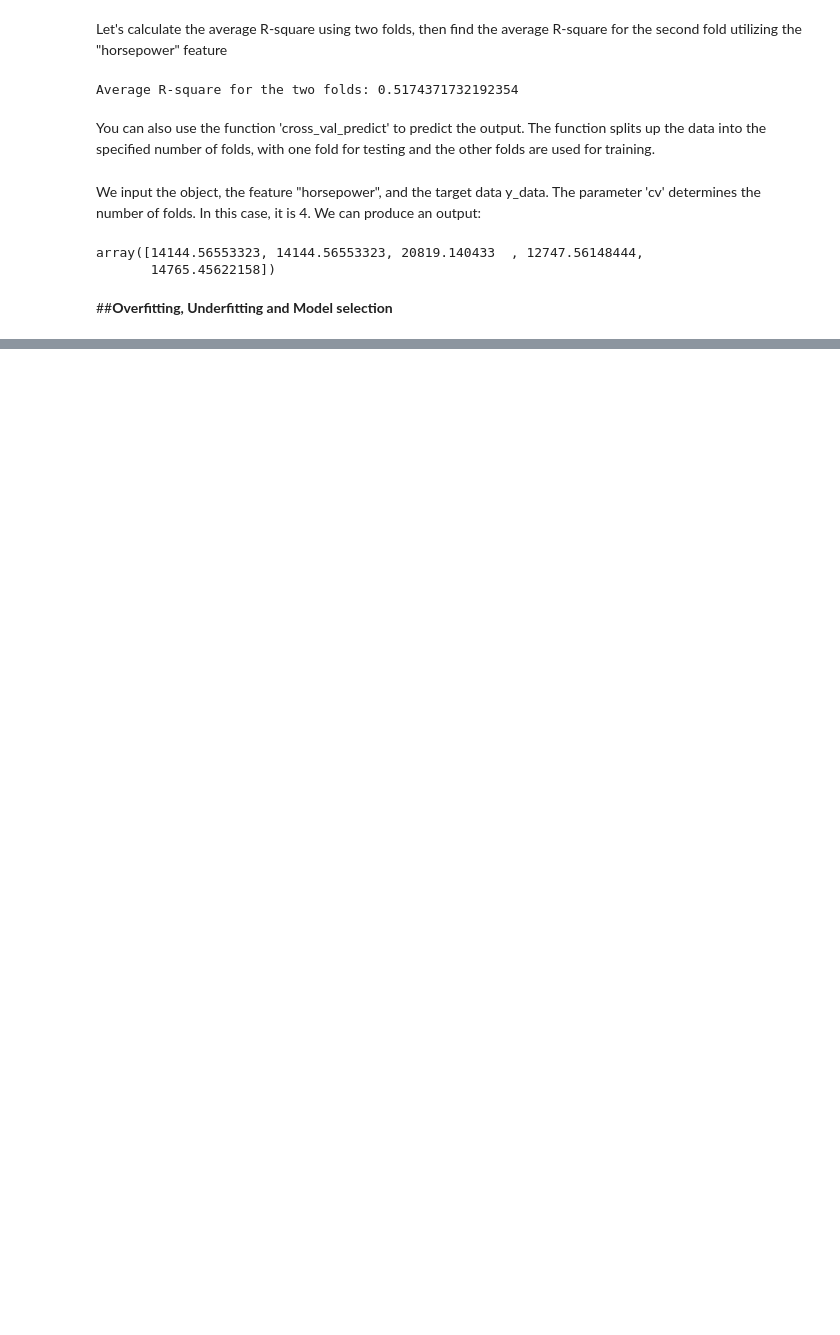
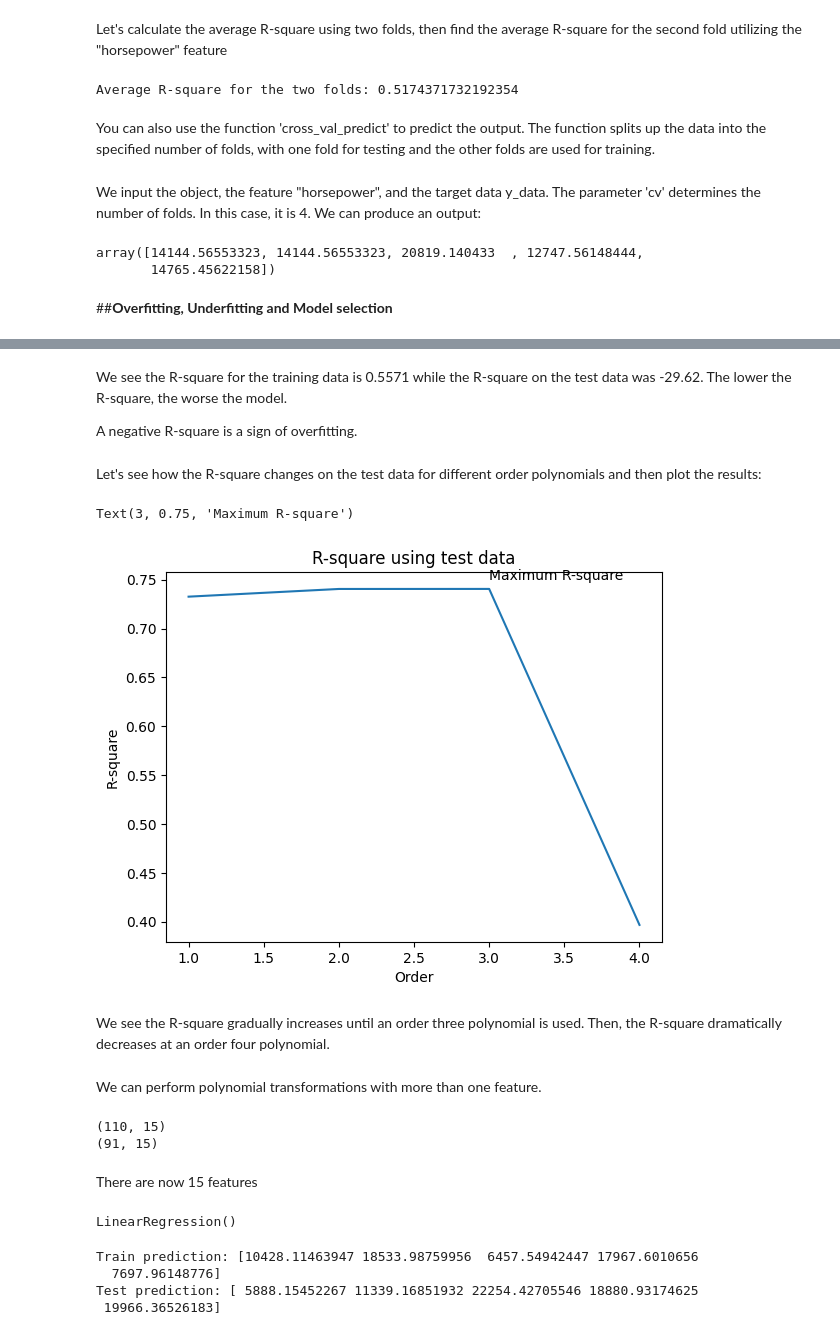
Before and after one commit to Rubieskyama/Data-Science-Ecosystem, a Jupyter notebook: Data Analytics with Python/Used_cars_pricing_analyzer.ipynb, the cells around one changed output, grey strips where cells are left out. Drawn from its saved outputs; the diff is of its cells as text; code cells hidden in the pictures; blank space fills up the shorter version.

```diff
--- a/Data Analytics with Python/Used_cars_pricing_analyzer.ipynb
+++ b/Data Analytics with Python/Used_cars_pricing_analyzer.ipynb
@@ -1228,0 +1351,41 @@ array([14144.56553323, 14144.56553323, 20819.140433  , 12747.56148444,
+# %% [markdown]
+We see the R-square for the training data is 0.5571 while the R-square on the test data was -29.62. The lower the R-square, the worse the model.
+
+A negative R-square is a sign of overfitting.
+# %% [markdown]
+Let's see how the R-square changes on the test data for different order polynomials and then plot the results:
+# %%
+#create an empty list
+Rsqu_test = []
+
+#create an list with the four degrees
+order = [1,2,3,4]
+
+#iterate through each order to see how R-square changes on the test data for different order polynomials
+for n in order:
+  #create a polynomial object
+  pr = PolynomialFeatures(degree= n)
+
+  #perform polynomial transformation on the feature 'horsepower' for each order
+  x_train_pr = pr.fit_transform(x_train[['horsepower']])
+  x_test_pr = pr.fit_transform(x_test[['horsepower']])
+
+  #train the linear model
+  lr.fit(x_train_pr, y_train)
+
+  #get the R-square value and add it to the Rsqu_test list
+  Rsqu_test.append(lr.score(x_test_pr, y_test))
+
+#plot the results
+plt.plot(order, Rsqu_test)
+plt.xlabel('Order')
+plt.ylabel('R-square')
+plt.title('R-square using test data')
+plt.text(3, 0.75, 'Maximum R-square')
+# %% [output]
+Text(3, 0.75, 'Maximum R-square')
+[figure, added]
+# %% [markdown]
+We see the R-square gradually increases until an order three polynomial is used. Then, the R-square dramatically decreases at an order four polynomial.
+# %% [markdown]
+We can perform polynomial transformations with more than one feature.
@@ -1228,0 +1395,33 @@ array([14144.56553323, 14144.56553323, 20819.140433  , 12747.56148444,
+# %%
+#Transform the training and testing samples for the features 'horsepower', 'curb-weight', 'engine-size' and 'highway-mpg'
+x_train_pr1 = pr1.fit_transform(x_train[['horsepower', 'curb-weight', 'engine-size' ,'highway-L/100km']], y_train)
+x_test_pr1 = pr1.fit_transform(x_test[['horsepower', 'curb-weight', 'engine-size' ,'highway-L/100km']], y_test)
+
+#check dimensions for the new feature
+print(x_train_pr1.shape)
+print(x_test_pr1.shape)
+# %% [output]
+(110, 15)
+(91, 15)
+# %% [markdown]
+There are now 15 features
+# %%
+#Create a linear regression model "poly1"
+poly1 = LinearRegression()
+#train the model with the polynomial features
+poly1.fit(x_train_pr1, y_train)
+# %% [output]
+LinearRegression()
+# %%
+#Predict an output on the polynomial features
+yhat_train_pr1 = poly1.predict(x_train_pr1)
+yhat_test_pr1 = poly1.predict(x_test_pr1)
+
+#print the prediction
+print(f"Train prediction: {yhat_train_pr1[0:5]}")
+print(f"Test prediction: {yhat_test_pr1[0:5]}")
+# %% [output]
+Train prediction: [10428.11463947 18533.98759956  6457.54942447 17967.6010656
+  7697.96148776]
+Test prediction: [ 5888.15452267 11339.16851932 22254.42705546 18880.93174625
+ 19966.36526183]
```
Also changed, not shown: parts of 76 cells of this notebook.
